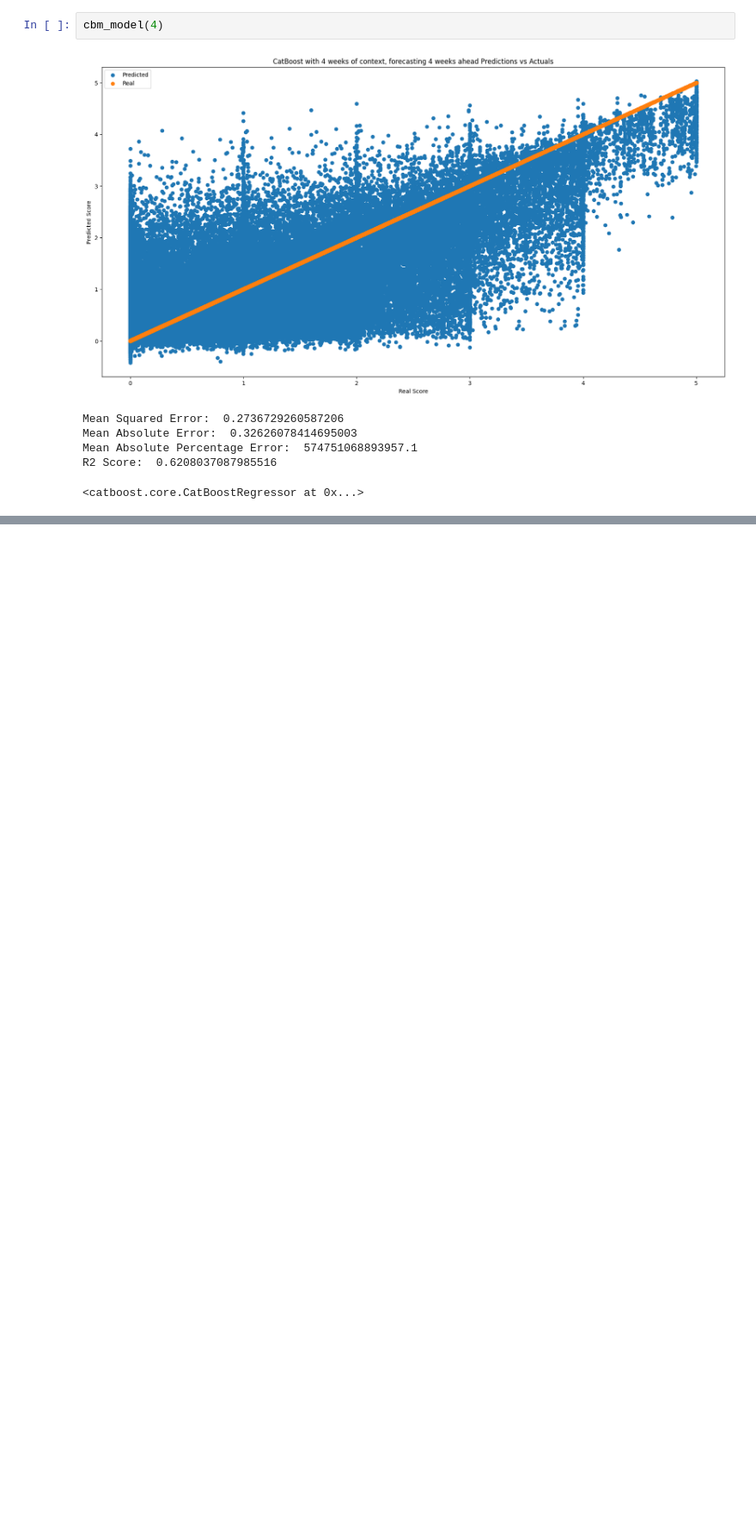
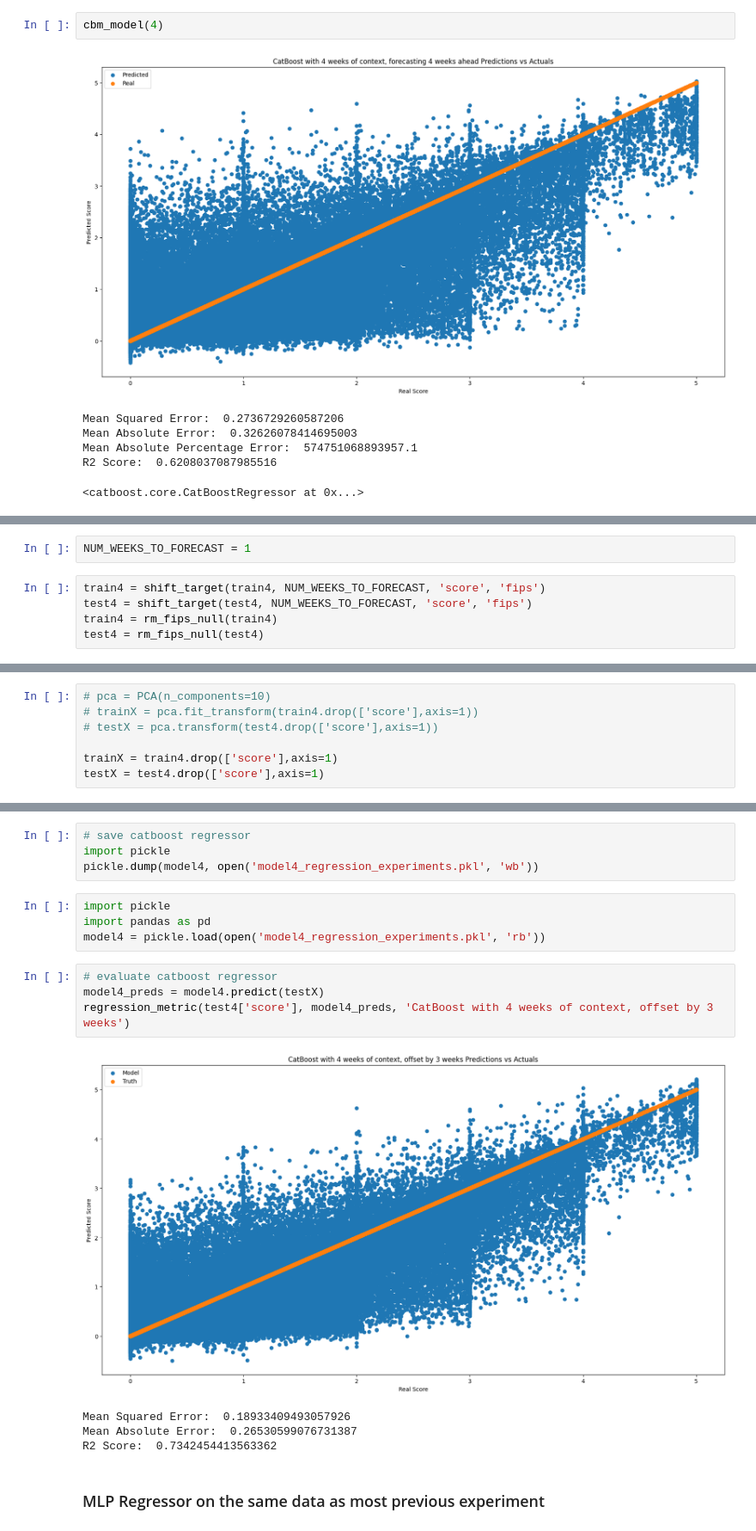
Before and after one commit to babusid/ECE461P_Project, a Jupyter notebook: models/regression_experiments2.ipynb, the cells around one changed output, grey strips where cells are left out. Shown at 86% size. Drawn from its saved outputs; the diff is of its cells as text; blank space fills up the shorter version.

```diff
--- a/models/regression_experiments2.ipynb
+++ b/models/regression_experiments2.ipynb
@@ -173,0 +257,7 @@ R2 Score:  0.6208037087985516
+# %%
+NUM_WEEKS_TO_FORECAST = 1
+# %%
+train4 = shift_target(train4, NUM_WEEKS_TO_FORECAST, 'score', 'fips')
+test4 = shift_target(test4, NUM_WEEKS_TO_FORECAST, 'score', 'fips')
+train4 = rm_fips_null(train4)
+test4 = rm_fips_null(test4)
@@ -173,0 +289,7 @@ R2 Score:  0.6208037087985516
+# %%
+# pca = PCA(n_components=10)
+# trainX = pca.fit_transform(train4.drop(['score'],axis=1))
+# testX = pca.transform(test4.drop(['score'],axis=1))
+
+trainX = train4.drop(['score'],axis=1)
+testX = test4.drop(['score'],axis=1)
@@ -173,0 +320,19 @@ R2 Score:  0.6208037087985516
+# %%
+# save catboost regressor
+import pickle
+pickle.dump(model4, open('model4_regression_experiments.pkl', 'wb'))
+# %%
+import pickle
+import pandas as pd
+model4 = pickle.load(open('model4_regression_experiments.pkl', 'rb'))
+# %%
+# evaluate catboost regressor
+model4_preds = model4.predict(testX)
+regression_metric(test4['score'], model4_preds, 'CatBoost with 4 weeks of context, offset by 3 weeks')
+# %% [output]
+[figure, added]
+Mean Squared Error:  0.18933409493057926
+Mean Absolute Error:  0.26530599076731387
+R2 Score:  0.7342454413563362
+# %% [markdown]
+### MLP Regressor on the same data as most previous experiment
```
Also changed, not shown: parts of 51 cells of this notebook, 6 other files.
